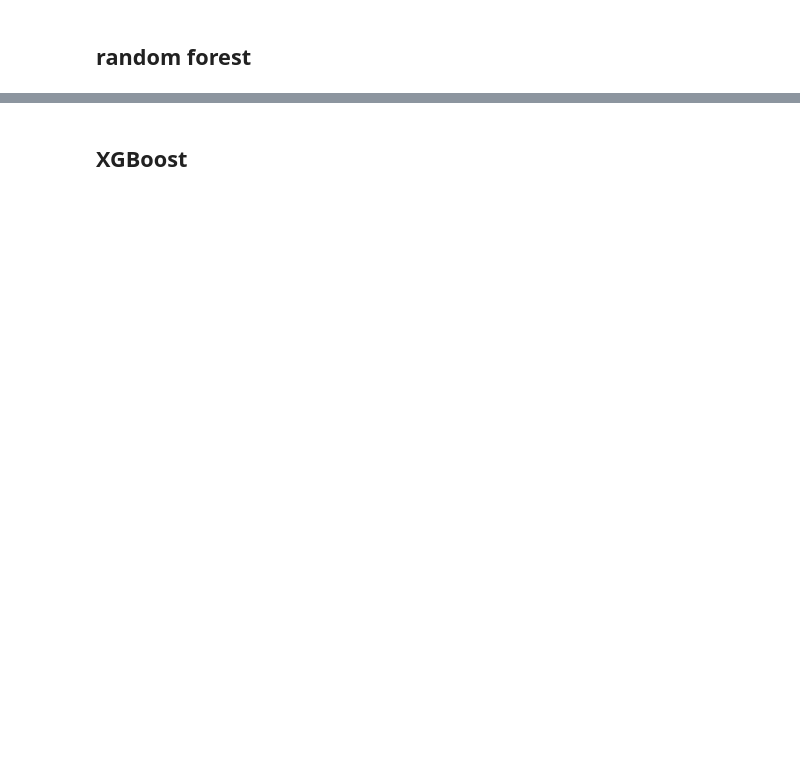
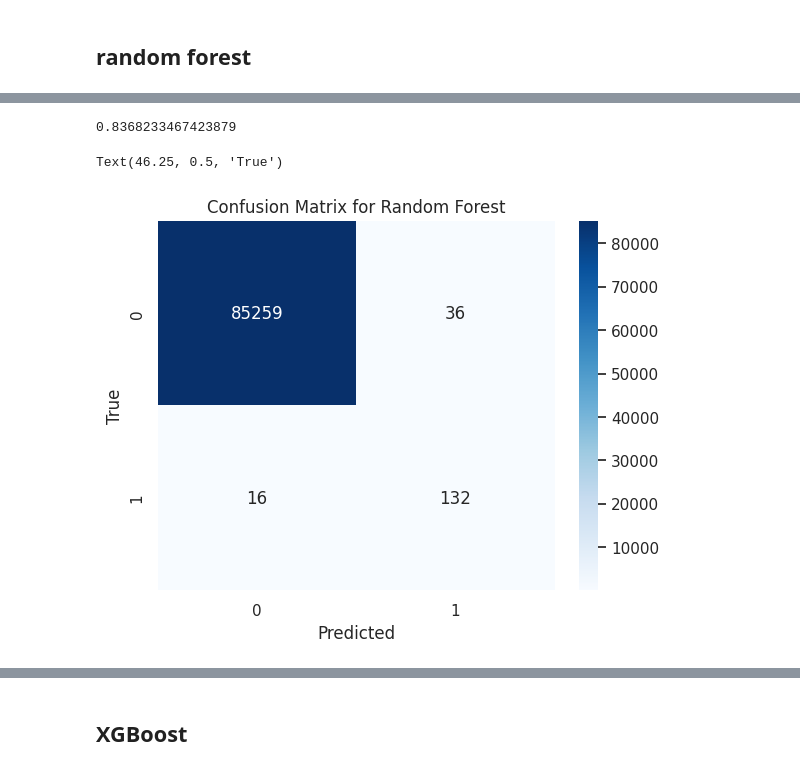
Before and after one commit to ConfusedTraveler/credit-card-fraud-detect, a Jupyter notebook: credit_card_fraud_detection_beta.ipynb, the cells around one changed output, grey strips where cells are left out. Drawn from its saved outputs; the diff is of its cells as text; code cells hidden in the pictures; blank space fills up the shorter version.

```diff
--- a/credit_card_fraud_detection_beta.ipynb
+++ b/credit_card_fraud_detection_beta.ipynb
@@ -459,0 +478,5 @@ random_search = RandomizedSearchCV(
+# %%
+best_model_rf = load('/content/drive/MyDrive/credit_card_fraud_detection/model/rf.joblib')
+# %%
+y_pred_rf = best_model_rf.predict(X_test)
+print(classification_report(y_test, y_pred_rf))
@@ -459,0 +492,15 @@ random_search = RandomizedSearchCV(
+# %%
+mcc_rf = matthews_corrcoef(y_test, y_pred_rf)
+print(mcc_rf)
+# %% [output]
+0.8368233467423879
+# %%
+# (a) 绘制混淆矩阵
+cm_rf = confusion_matrix(y_test, y_pred_rf)
+sns.heatmap(cm_rf, annot=True, fmt='d', cmap='Blues')
+plt.title('Confusion Matrix for Random Forest')
+plt.xlabel('Predicted')
+plt.ylabel('True')
+# %% [output]
+Text(46.25, 0.5, 'True')
+[figure, added]
```
Also changed, not shown: parts of 62 cells of this notebook.
